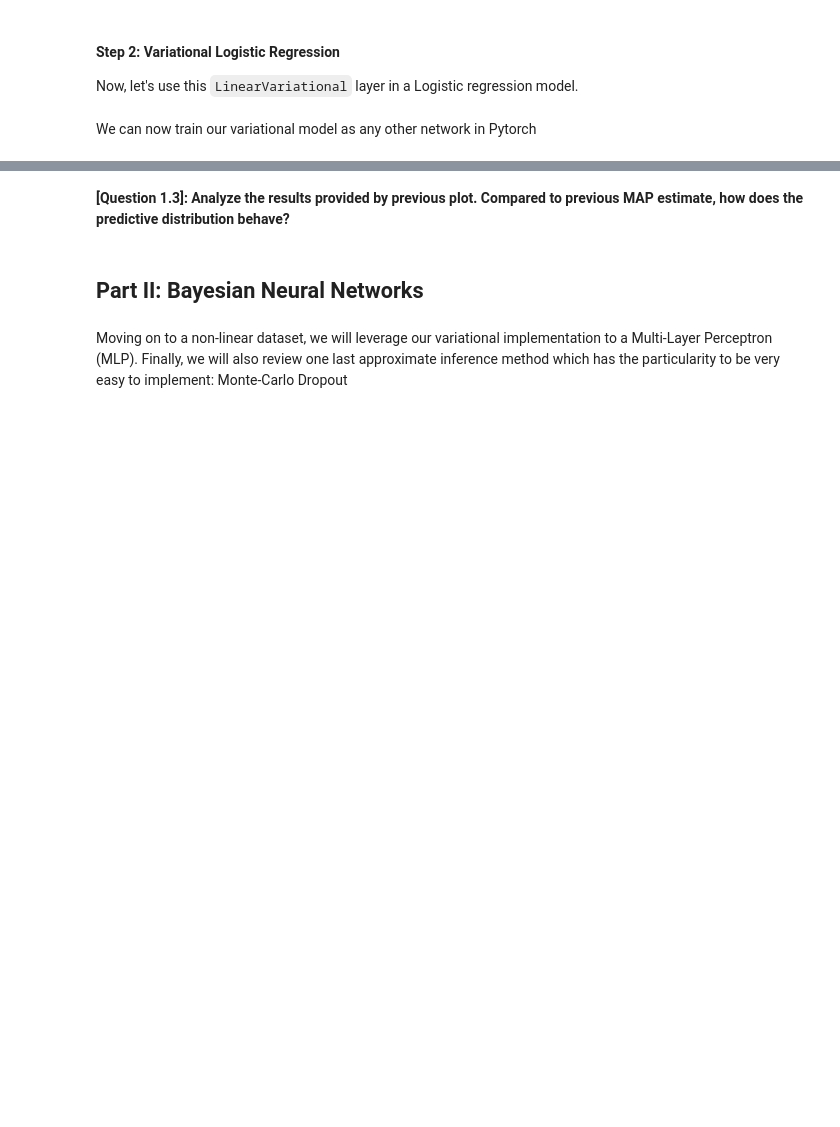
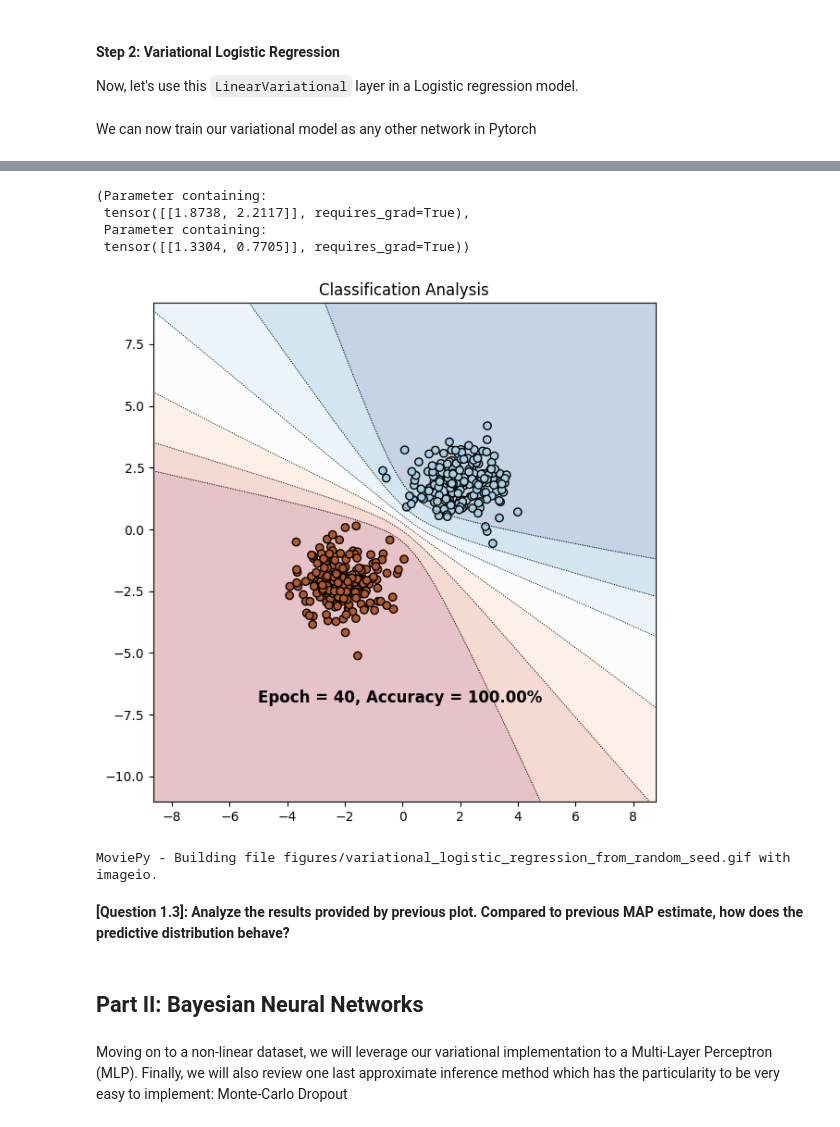
Before and after one commit to balthazarneveu/MVA23_DEEP_LEARNING_THEORY_FOUNDATIONS, a Jupyter notebook: TP2_Approximate_Inference.ipynb, the cells around one changed output, grey strips where cells are left out. Saved outputs shown, nothing was run; the diff lists cells and outputs as text; code cells hidden in the pictures; blank space fills up the shorter version.

```diff
--- a/TP2_Approximate_Inference.ipynb
+++ b/TP2_Approximate_Inference.ipynb
@@ -546,3 +594,37 @@ for epoch in range(30):  # loop over the dataset multiple times
+# %%
+var_net.fc_var.w_mu, net.fc.weight
+# var_net.fc_var.w_rho
+# with torch.no_grad():
+#     var_net.fc_var.w_mu*=10.
+# var_net.fc_var.w_rho*=10.
+# %% [output]
+(Parameter containing:
+ tensor([[1.8738, 2.2117]], requires_grad=True),
+ Parameter containing:
+ tensor([[1.3304, 0.7705]], requires_grad=True))
+# %%
+plot_decision_boundary(var_net, X, y, epoch, accuracies[-1], model_type='vi', tloc=TEXT_LOCATION, force_display=True)
+# %% [output]
+[figure, added]
+# %%
+# % Save animation of learning process with Laplace posterior approximation to disk
+path_list =[]
+model_type = "vi"
+save_dir = Path("figures")
+for epoch in range(1, N_EPOCHS+1):
+    save_dir.mkdir(parents=True, exist_ok=True)
+    path = save_dir/f"__variational_logistic_regression_{epoch:02d}_{model_type}_from_random_seed.png"
+    plot_decision_boundary(
+        checkpoints_varnet[epoch-1], X, y, epoch, accuracies[epoch-1], model_type=model_type, tloc=TEXT_LOCATION, force_display=False,
+        title=f"Variational Logistic regression {model_type} - Epoch {epoch} from random seed")
+    path_list.append(str(path.with_suffix(".png")))
+    plt.savefig(path)
+    plt.close()
+    # plt.gcf().clear()
+# Create a gif animation from the saved images
+save_animation(path_list, Path("figures")/"variational_logistic_regression_from_random_seed.gif")
+# %% [output]
+MoviePy - Building file figures/variational_logistic_regression_from_random_seed.gif with imageio.
 # %% [markdown]
 **[Question 1.3]: Analyze the results provided by previous plot. Compared to previous MAP estimate, how does the predictive distribution behave?**
 # %% [markdown]
```
Also changed, not shown: parts of 15 cells of this notebook, 4 other files.
